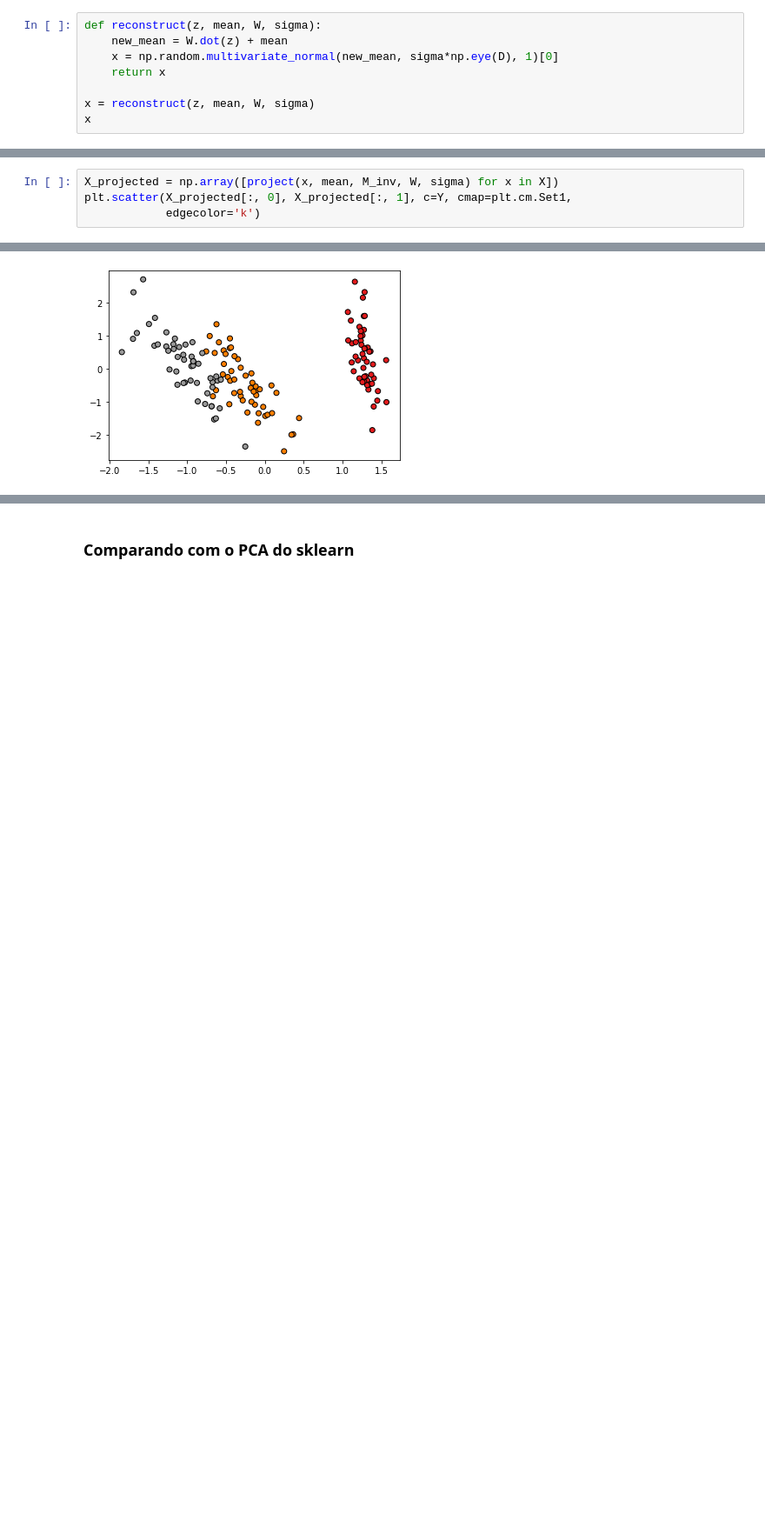
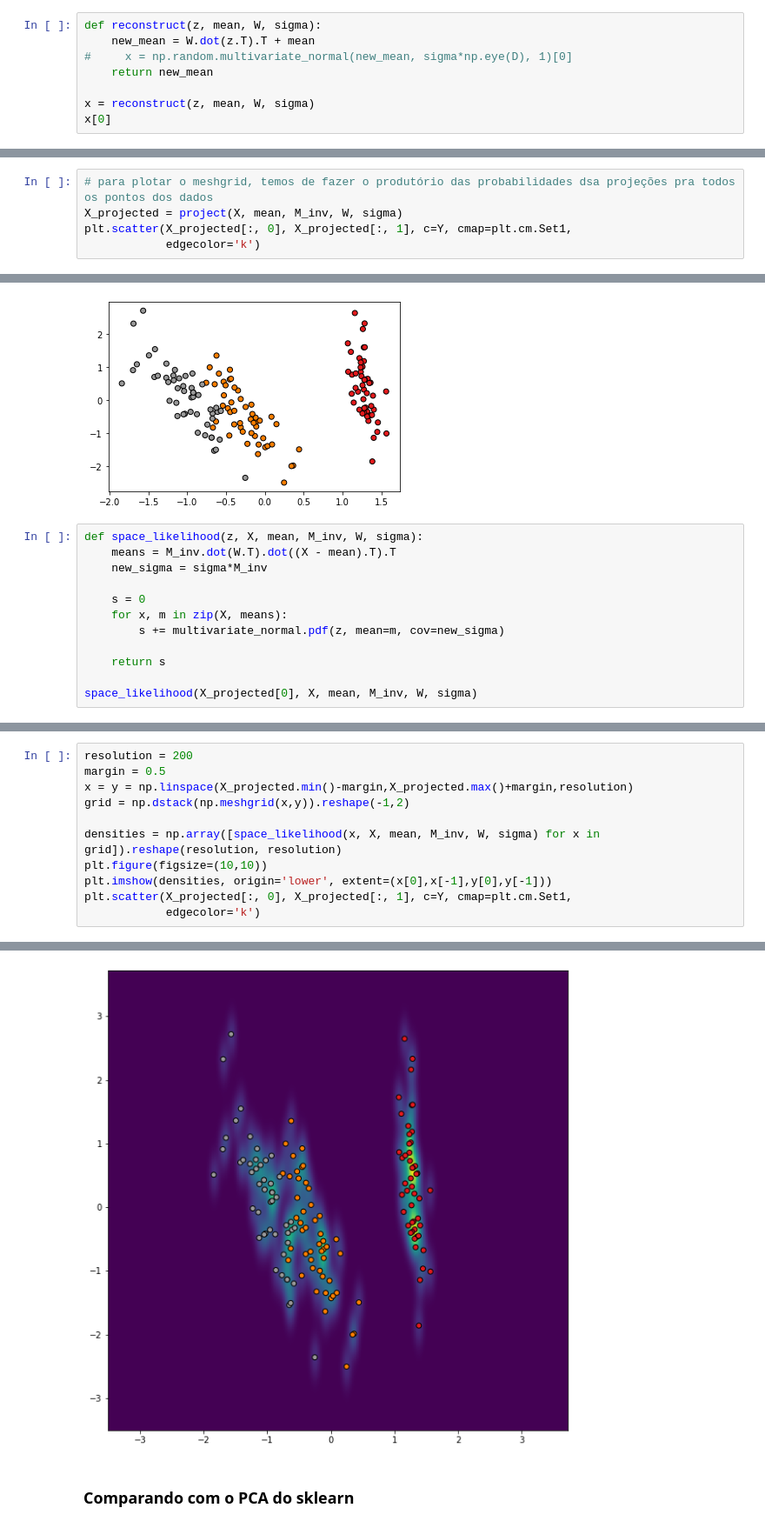
Before and after one commit to lucaspg96/probabilistic-ml, a Jupyter notebook: PPCA.ipynb, the cells around one changed output, grey strips where cells are left out. Shown: that part at 87% size. Drawn from its saved outputs; the diff is of its cells as text; blank space fills up the shorter version.

```diff
--- a/PPCA.ipynb
+++ b/PPCA.ipynb
@@ -63,9 +68,9 @@ array([1.30349698, 0.63224821])
 # %%
 def reconstruct(z, mean, W, sigma):
-    new_mean = W.dot(z) + mean
-    x = np.random.multivariate_normal(new_mean, sigma*np.eye(D), 1)[0]
-    return x
+    new_mean = W.dot(z.T).T + mean
+#     x = np.random.multivariate_normal(new_mean, sigma*np.eye(D), 1)[0]
+    return new_mean
 
 x = reconstruct(z, mean, W, sigma)
-x
+x[0]
 # %% [output]
@@ -73,7 +82,20 @@ array([4.92767541, 3.57278139, 1.4385187 , 0.19402609])
 # %%
-X_projected = np.array([project(x, mean, M_inv, W, sigma) for x in X])
+# para plotar o meshgrid, temos de fazer o produtório das probabilidades dsa projeções pra todos os pontos dos dados
+X_projected = project(X, mean, M_inv, W, sigma)
 plt.scatter(X_projected[:, 0], X_projected[:, 1], c=Y, cmap=plt.cm.Set1,
             edgecolor='k')
 # %% [output]
 <matplotlib.collections.PathCollection at 0x...>
 [figure]
+# %%
+def space_likelihood(z, X, mean, M_inv, W, sigma):
+    means = M_inv.dot(W.T).dot((X - mean).T).T
+    new_sigma = sigma*M_inv
+
+    s = 0
+    for x, m in zip(X, means):
+        s += multivariate_normal.pdf(z, mean=m, cov=new_sigma)
+
+    return s
+
+space_likelihood(X_projected[0], X, mean, M_inv, W, sigma)
@@ -79,0 +104,12 @@ plt.scatter(X_projected[:, 0], X_projected[:, 1], c=Y, cmap=plt.cm.Set1,
+# %%
+resolution = 200
+margin = 0.5
+x = y = np.linspace(X_projected.min()-margin,X_projected.max()+margin,resolution)
+grid = np.dstack(np.meshgrid(x,y)).reshape(-1,2)
+
+densities = np.array([space_likelihood(x, X, mean, M_inv, W, sigma) for x in grid]).reshape(resolution, resolution)
+plt.figure(figsize=(10,10))
+plt.imshow(densities, origin='lower', extent=(x[0],x[-1],y[0],y[-1]))
+plt.scatter(X_projected[:, 0], X_projected[:, 1], c=Y, cmap=plt.cm.Set1,
+            edgecolor='k')
+# %% [output]
@@ -80,3 +117,4 @@ plt.scatter(X_projected[:, 0], X_projected[:, 1], c=Y, cmap=plt.cm.Set1,
+[figure, added]
 # %% [markdown]
 ### Comparando com o PCA do sklearn
 # %%
```
Also changed, not shown: parts of 8 cells of this notebook.
